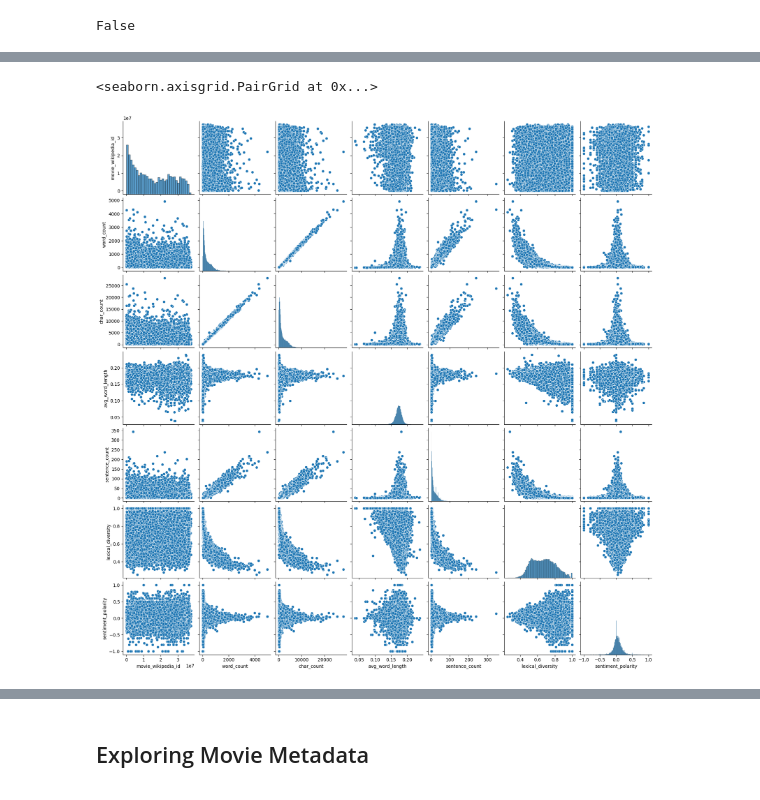
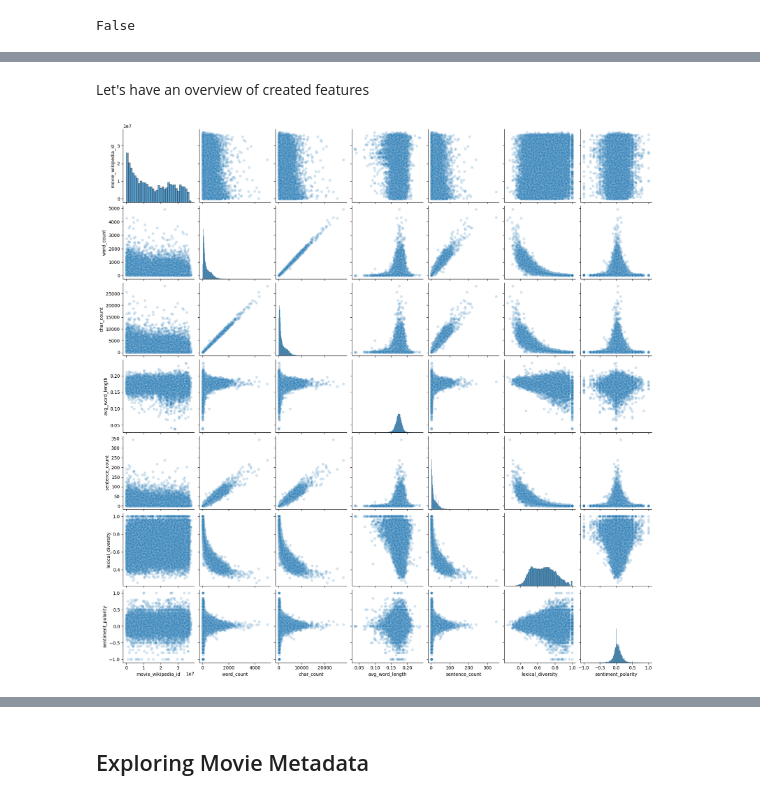
Before and after one commit to epfl-ada/ada-2023-project-biasbusters, a Jupyter notebook: main.ipynb, the cells around one changed output, grey strips where cells are left out. Saved outputs shown, nothing was run; the diff lists cells and outputs as text; code cells hidden in the pictures.

Commit message:
more EDA and plot feature extraction

```diff
--- a/main.ipynb
+++ b/main.ipynb
@@ -186,8 +188,10 @@ processed_plot_summaries.describe()
 | 50% | 1.284591e+07 | 187.000000 | 1079.000000 | 0.173667 | 9.000000 | 0.666667 | ... |
 | 75% | 2.485168e+07 | 454.000000 | 2604.500000 | 0.179435 | 23.000000 | 0.766667 | ... |
 | max | 3.750192e+07 | 4929.000000 | 28159.000000 | 0.239316 | 344.000000 | 1.000000 | ... |
+# %% [markdown]
+Let's have an overview of created features
 # %%
-sns.pairplot(processed_plot_summaries)
+sns.pairplot(processed_plot_summaries, plot_kws={'alpha': 0.2})
+plt.show()
 # %% [output]
-<seaborn.axisgrid.PairGrid at 0x...>
-[figure, old version]
+[figure, new version]
```
Also changed, not shown: parts of 33 cells of this notebook.
